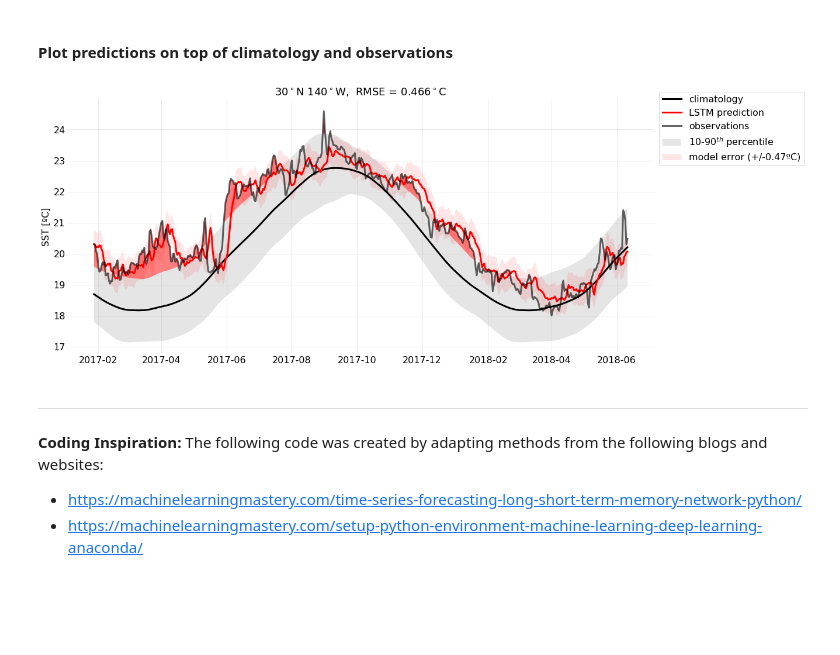
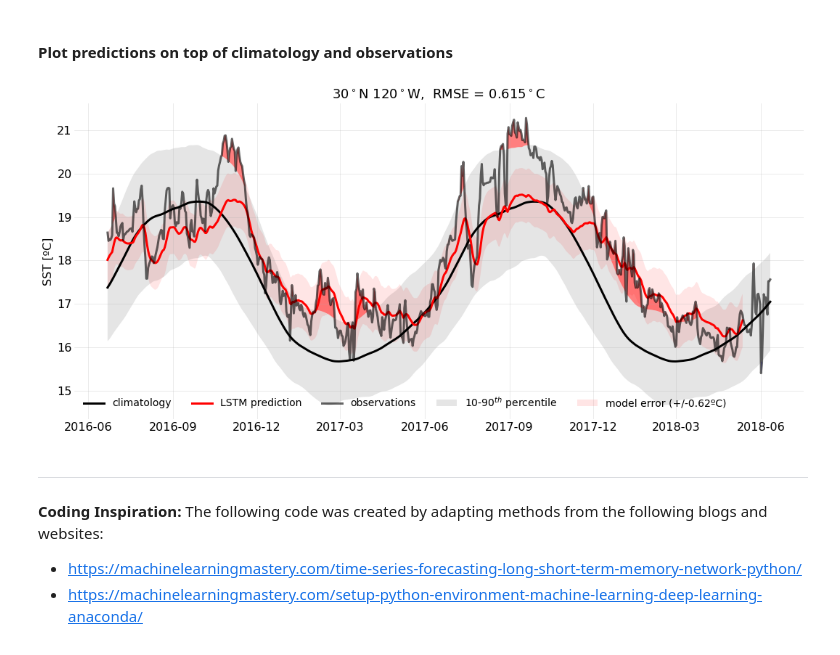
Before and after one commit to hscannell/MHW-tableau, a Jupyter notebook: code/LSTM/LSTM_Forecast_univariate.ipynb, the cells around one changed output. Drawn from its saved outputs; the diff is of its cells as text; code cells hidden in the pictures; blank space fills up the shorter version.

```diff
--- a/code/LSTM/LSTM_Forecast_univariate.ipynb
+++ b/code/LSTM/LSTM_Forecast_univariate.ipynb
@@ -57,7 +57,7 @@ from numpy import concatenate
 There are four time series of sea surface temperature (SST) contained in seperate netCDF files. The code below extracts the data from the data files using the indexing parameter *f*. Change the path (*fp*) to match the file directory on your machine and choose *f* values from 0 to 3 to change files.
 # %%
 files = ['30n120w.nc', '30n140w.nc', '40n160w.nc', '50n140w.nc']
-f = 1 # index to files  <- choose to analyze a different time series by changing f from 0 to 3
+f = 0 # index to files  <- choose to analyze a different time series by changing f from 0 to 3
 
 lat = files[f][0:2]
 lon = files[f][3:6]
@@ -231,5 +245,6 @@ plt.plot(series);
 ### Create lagged supervised series
 # %%
 n_features = 1                    # SST
-lag = 20                          # input sequence (length of samples will be reduced by the # of lags)
-steps = 5                         # forecast sequence
+steps = 30                        # forecast sequence
+lag = steps*7                     # input sequence (length of samples will be reduced by the # of lags)
+print(steps*7)
@@ -373,6 +392,9 @@ sgd = SGD(lr=0.01,
          momentum=0)  # updates momentum
 # Adam
 adam = Adam(lr=0.01, beta_1=0.9, beta_2=0.999, epsilon=1e-08, decay=0.0)
+
+# Adagrad
+adagrad = Adagrad(lr=0.01, epsilon=None, decay=0.0)
 # %%
 # Activation Options;
 
@@ -444,13 +564,12 @@ print(Xtrain.shape, ytrain.shape)
 # %%
 # Fit network
-epochs = 20 # number of full passes over all the training data
-batch_size = 520
+epochs = 10 #20 # number of full passes over all the training data
+batch_size = 200 #2**9 # power of 2
 
 history = model.fit(Xtrain, ytrain,
                     epochs=epochs,
                     batch_size=batch_size,
-                    #validation_split=0.2,
-                    validation_data=(Xtest, ytest),
+                    validation_split=0.2,
                     verbose=1,
                     shuffle=False)
 # %% [output]
@@ -696,39 +757,38 @@ mhw_thres = clim['thresh'] # marine heatwave threshold computed as the 90th perc
 # %%
 # Make figure, define axis, set default font size
 plt.figure(figsize=(18,8))
 ax = plt.subplot(111)
 plt.rc('xtick', labelsize=16)
 plt.rc('ytick', labelsize=16)
-split = -500
 
 # Plot climatology, SST observations, prediction and overlay shading for model error and marine heatwave thresholds
-plt.plot(time[split:], sst_clim[split:], linewidth = 3, color="black", label="climatology")
-plt.plot(time[split:], inv_yhat, label='LSTM prediction', linewidth = 3, color='red')
-plt.plot(dates[split:], data['SST'].values[split:], color="black", alpha=0.6,  linewidth=3, label='observations')
-y1 = sst_clim[split:]
-y2 = mhw_thres[split:]
-y3 = data['SST'].values[split:]
+plt.plot(time[-(ntest):], sst_clim[-(ntest):], linewidth = 3, color="black", label="climatology")
+plt.plot(time[-ntest:-steps], inv_yhat[steps:], label='LSTM prediction', linewidth = 3, color='red')
+plt.plot(dates[-(ntest):], data['SST'].values[-(ntest):], color="black", alpha=0.6,  linewidth=3, label='observations')
+y1 = sst_clim[-(ntest):]
+y2 = mhw_thres[-(ntest):]
+y3 = data['SST'].values[-(ntest):]
 dely = y1-(y2-y1) # ad hoc way to find 10th percentile
-plt.fill_between(sst_dates[split:], dely, y2, facecolor='black', interpolate=True, alpha=0.1, label="10-90$^{th}$ percentile")
-plt.fill_between(dates[split:], err_up, err_lw, facecolor='red', interpolate=True, alpha = 0.1, label="model error (+/-%0.2fºC)" % rmse)
-plt.fill_between(dates[split:], y2, y3, where=y2 <= y3,  facecolor='red',interpolate=True, alpha = .5)
-plt.fill_between(dates[split:], y3, dely, where=y3 <= dely,  facecolor='blue',alpha = 0.5)
+plt.fill_between(sst_dates[-ntest:], dely, y2, facecolor='black', interpolate=True, alpha=0.1, label="10-90$^{th}$ percentile")
+plt.fill_between(dates[-ntest:-steps], err_up[steps:], err_lw[steps:], facecolor='red', interpolate=True, alpha = 0.1, label="model error (+/-%0.2fºC)" % rmse)
+plt.fill_between(dates[-ntest:], y2, y3, where=y2 <= y3,  facecolor='red',interpolate=True, alpha = .5)
+plt.fill_between(dates[-ntest:], y3, dely, where=y3 <= dely,  facecolor='blue',alpha = 0.5)
 
 # Make viz pretty
-plt.legend(loc="lower right", fontsize=14, frameon=False, ncol=4)
+plt.legend(loc="lower left", fontsize=14, frameon=False, ncol=5)
 plt.title(lat+'$^\circ$N '+lon+'$^\circ$W,  RMSE = %.3f$^\circ$C' % rmse, fontsize=18)
 plt.ylabel('SST [ºC]', size=16)
 plt.grid(True, alpha=0.3)
 ax.get_xaxis().tick_bottom()
 ax.get_yaxis().tick_left()
 ax.spines["top"].set_visible(False)
 ax.spines["right"].set_visible(False)
 ax.spines["left"].set_visible(False)
 ax.spines["bottom"].set_visible(False)
 ax.tick_params(axis=u'both', which=u'both', length=0)
-plt.legend(loc='upper left', bbox_to_anchor=(1.0, 1.05), fontsize=16);
+#plt.legend(loc='upper left', bbox_to_anchor=(1.0, 1.05), fontsize=16);
 # %% [output]
-[figure, old version]
+[figure, new version]
 # %% [markdown]
 ***
 **Coding Inspiration:** The following code was created by adapting methods from the following blogs and websites:
```
Also changed, not shown: parts of 31 cells of this notebook.
